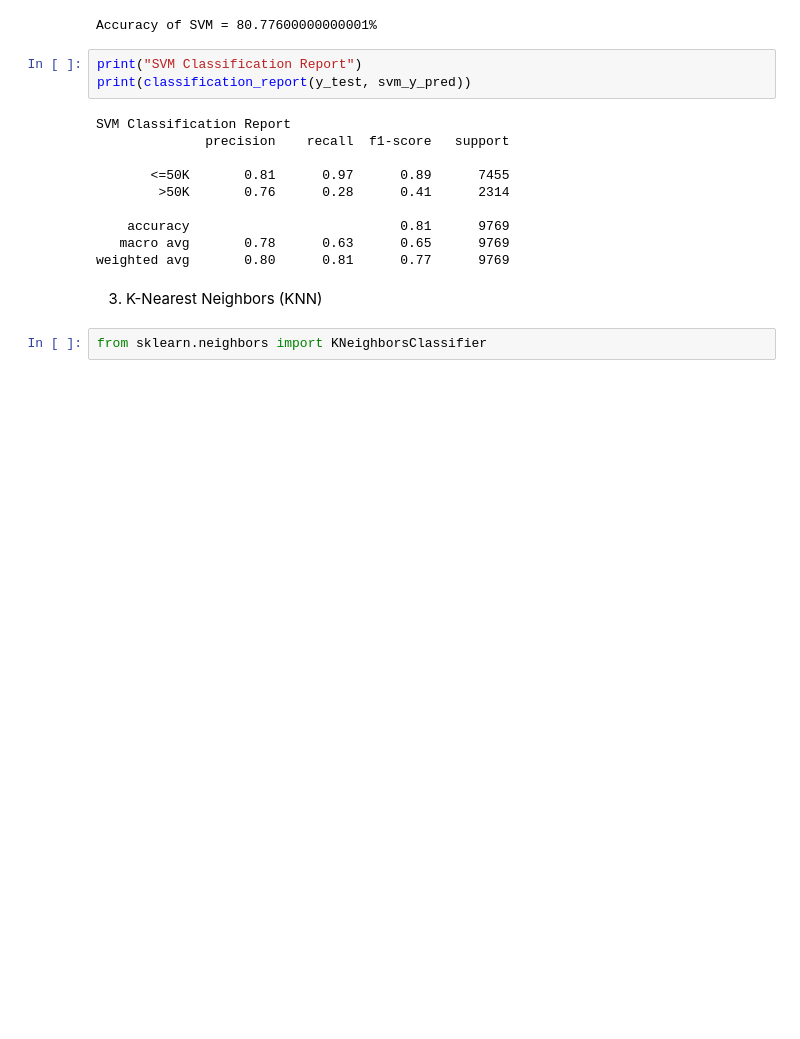
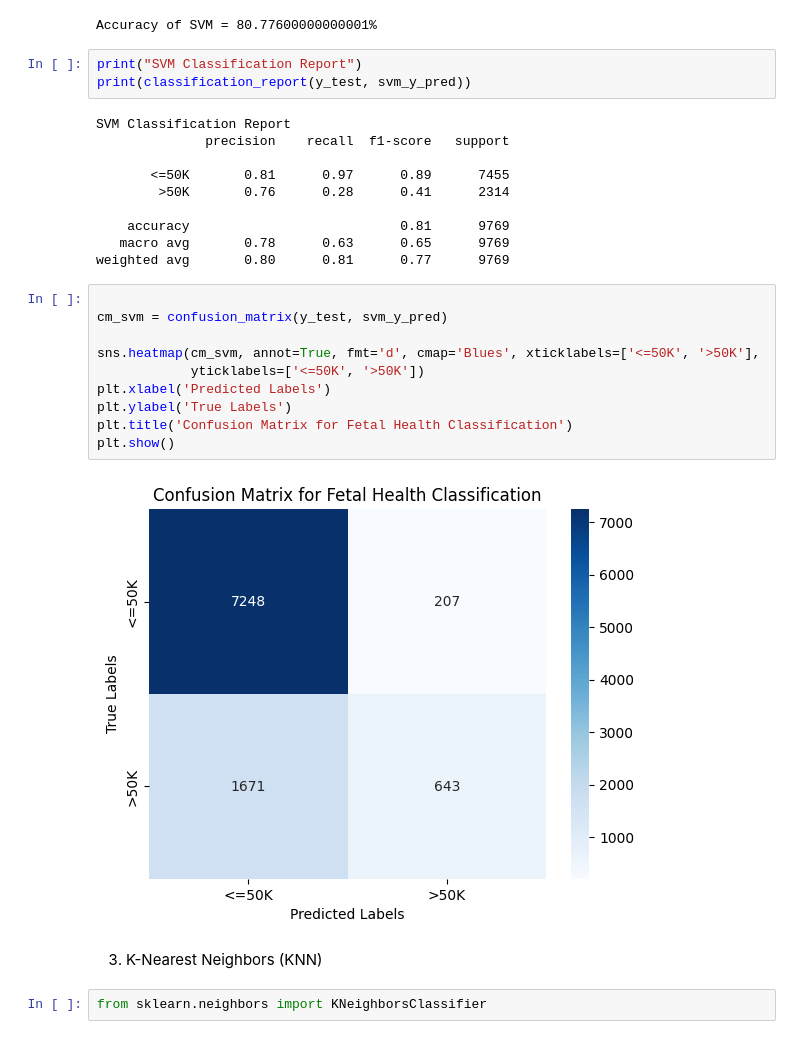
Before and after one commit to mimi428/Income-classification, a Jupyter notebook: incomeclass.ipynb, the cells around one changed output. Drawn from its saved outputs; the diff is of its cells as text; blank space fills up the shorter version.

```diff
--- a/incomeclass.ipynb
+++ b/incomeclass.ipynb
@@ -751,6 +774,18 @@ SVM Classification Report
     accuracy                           0.81      9769
    macro avg       0.78      0.63      0.65      9769
 weighted avg       0.80      0.81      0.77      9769
+# %%
+
+cm_svm = confusion_matrix(y_test, svm_y_pred)
+
+sns.heatmap(cm_svm, annot=True, fmt='d', cmap='Blues', xticklabels=['<=50K', '>50K'],
+            yticklabels=['<=50K', '>50K'])
+plt.xlabel('Predicted Labels')
+plt.ylabel('True Labels')
+plt.title('Confusion Matrix for Fetal Health Classification')
+plt.show()
+# %% [output]
+[figure, added]
 # %% [markdown]
  3) K-Nearest Neighbors (KNN)
 # %%
```
Also changed, not shown: parts of 4 cells of this notebook.
